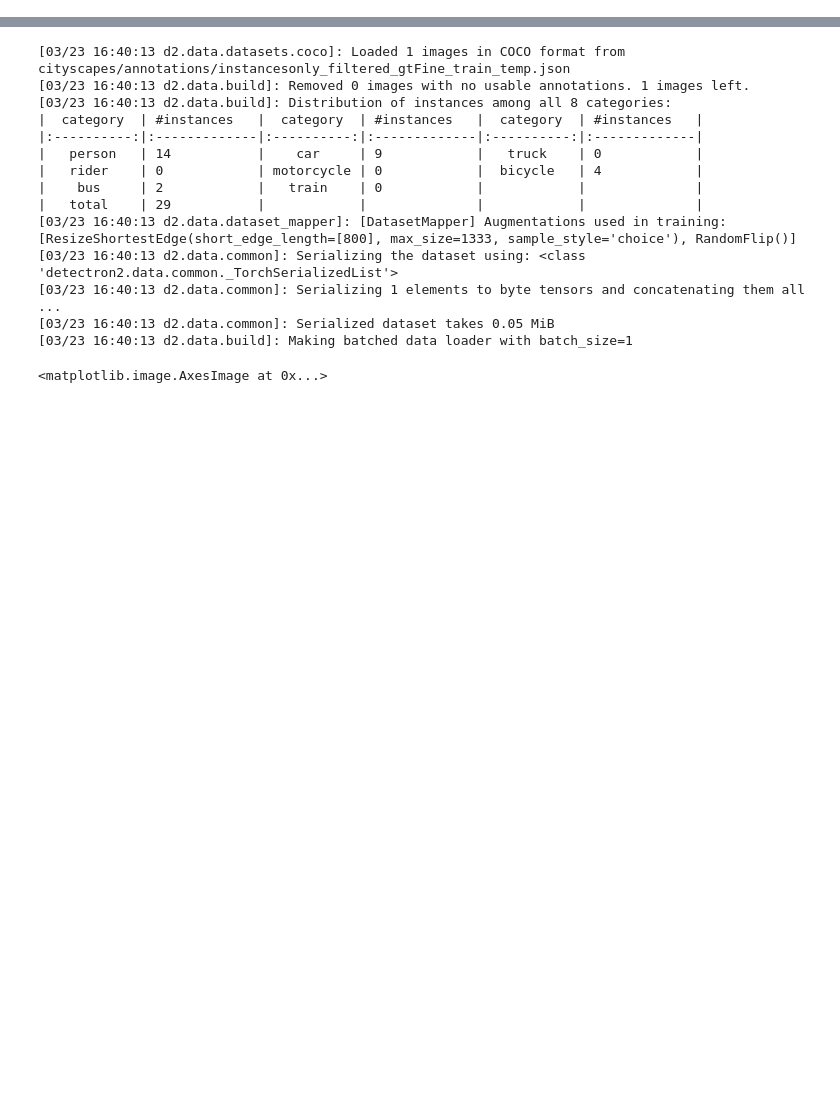
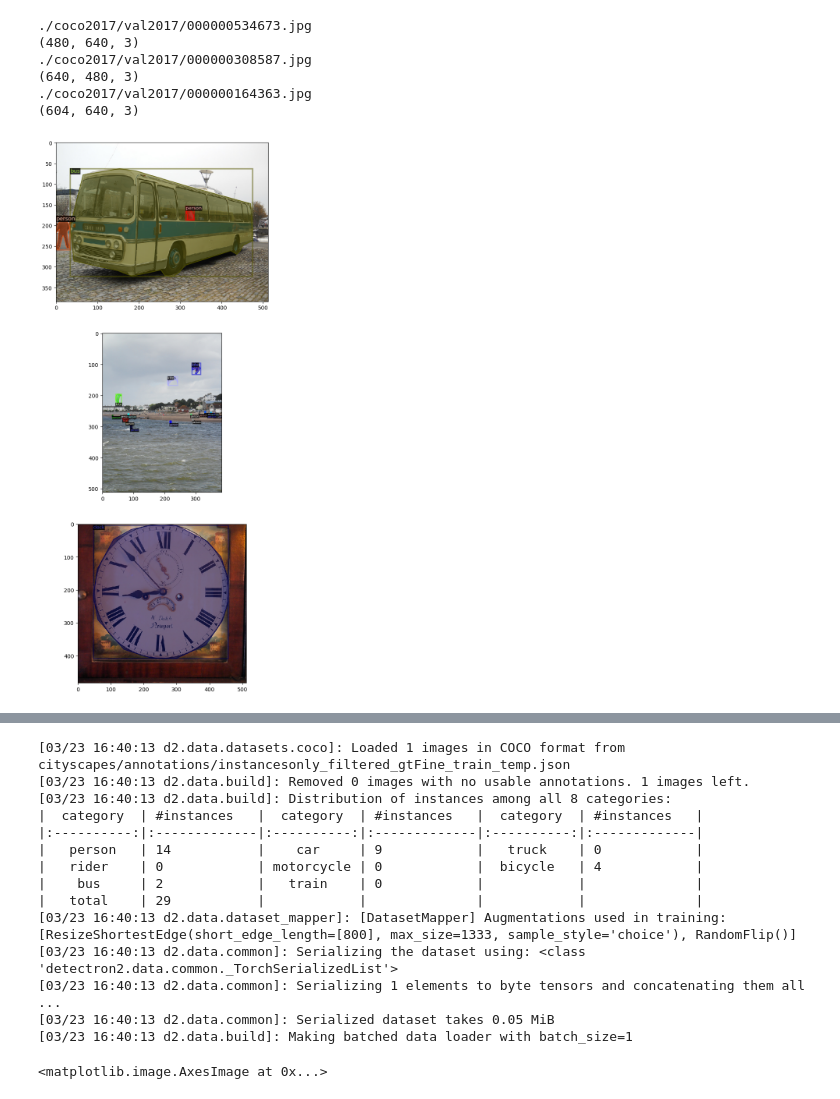
Before and after one commit to GiaKhangLuu/hope_to_public_net, a Jupyter notebook: HUFLIT_Net.ipynb, the cells around one changed output, grey strips where cells are left out. Cells and saved outputs as stored; diff of their text form; code cells hidden in the pictures; blank space fills up the shorter version.

```diff
--- a/HUFLIT_Net.ipynb
+++ b/HUFLIT_Net.ipynb
@@ -19,19 +19,19 @@ from detectron2.utils.visualizer import Visualizer
 from detectron2.data import MetadataCatalog, DatasetCatalog
 from detectron2.data.datasets import register_coco_instances
 # %%
-dataset = 'cityscapes'
-annot_dir = './cityscapes/annotations'
-imgs_dir = './cityscapes'
+dataset = 'coco2017'
+annot_dir = './coco2017/annotations'
+imgs_dir = './coco2017/{}2017'
 
 for split in ['train', 'val']:
-    if split == 'train':
-        annot_path = 'cityscapes/annotations/instancesonly_filtered_gtFine_train_temp.json'
-    else:
-        annot_path = os.path.join(annot_dir, f'instancesonly_filtered_gtFine_{split}.json')
+    #if split == 'train':
+        #annot_path = 'cityscapes/annotations/instancesonly_filtered_gtFine_train_temp.json'
+    #else:
+    annot_path = os.path.join(annot_dir, f'instances_{split}2017.json')
     d_name = dataset + f'_{split}'
-    register_coco_instances(d_name, {}, annot_path, imgs_dir)
+    register_coco_instances(d_name, {}, annot_path, imgs_dir.format(split))
 
 # Load dataset
-dataset_dicts = DatasetCatalog.get('cityscapes_train')
-metadata = MetadataCatalog.get('cityscapes_train')
+dataset_dicts = DatasetCatalog.get('coco2017_val')
+metadata = MetadataCatalog.get('coco2017_val')
 # %% [output]
@@ -39,3 +39,31 @@ metadata = MetadataCatalog.get('cityscapes_train')
+# %%
+# Visualize random images with ground truth annotations
+num_images_to_visualize = 3  # Adjust the number of images to visualize
+
+_, axs = plt.subplots(nrows=num_images_to_visualize, figsize=(18, 18))
+
+for i, d in enumerate(random.sample(dataset_dicts, num_images_to_visualize)):
+    print(d["file_name"])
+
+    im = cv2.imread(d["file_name"])
+
+    print(im.shape)
+
+
+    # Get ground truth annotations
+    visualizer = Visualizer(im[:, :, ::-1], metadata=metadata, scale=0.8)
+    vis = visualizer.draw_dataset_dict(d)
+
+    # Plot the image with ground truth annotations
+    axs[i].imshow(vis.get_image())
+# %% [output]
+./coco2017/val2017/000000534673.jpg
+(480, 640, 3)
+./coco2017/val2017/000000308587.jpg
+(640, 480, 3)
+./coco2017/val2017/000000164363.jpg
+(604, 640, 3)
+[figure, added]
 # %%
 import argparse
 
```
Also changed, not shown: parts of 5 cells of this notebook, 11 other files.
